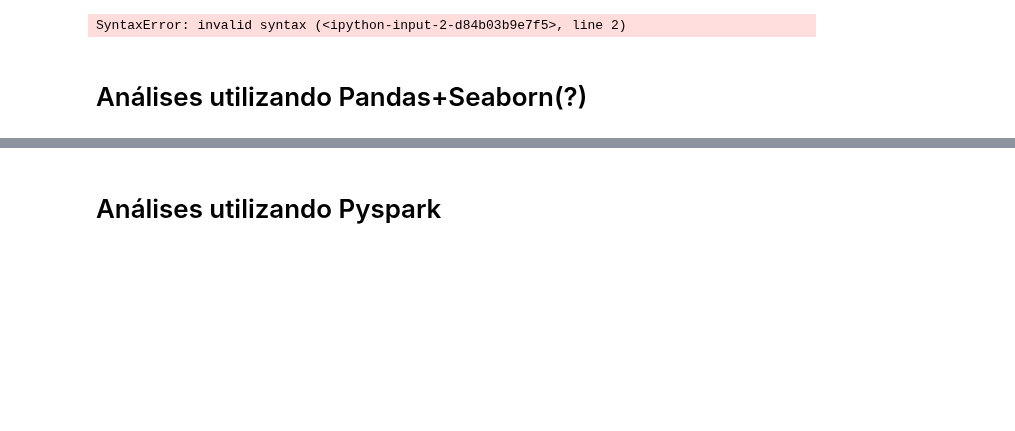
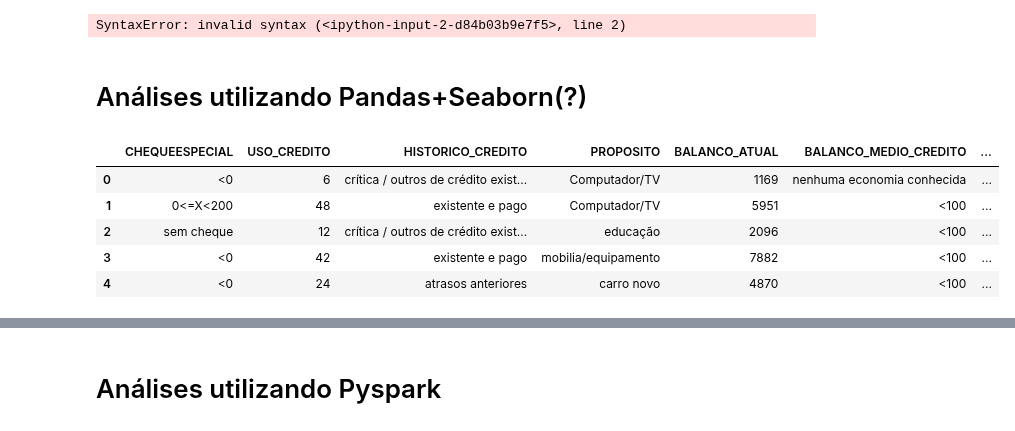
Before and after one commit to lauraalexandria/cursos-python, a Jupyter notebook: analises_iniciais.ipynb, the cells around one changed output, grey strips where cells are left out. Saved outputs shown, nothing was run; the diff lists cells and outputs as text; code cells hidden in the pictures; blank space fills up the shorter version.

```diff
--- a/analises_iniciais.ipynb
+++ b/analises_iniciais.ipynb
@@ -164,5 +162,24 @@ spark = (SparkSession.builder
 SyntaxError: invalid syntax (<ipython-input-2-d84b03b9e7f5>, line 2)
 # %% [markdown]
 # Análises utilizando Pandas+Seaborn(?)
+# %%
+import pandas as pd
+import seaborn as sns
+import matplotlib.pyplot as plt
+
+#pd.set_option('display.max_rows', 500)
+pd.set_option('display.max_columns', 500)
+#pd.set_option('display.width', 1000)
+# %%
+df = pd.read_csv("data/Credit.csv", sep=";", encoding="latin_1")
+df["id"] = range(len(df))
+df.head()
+# %% [output]
+|  | CHEQUEESPECIAL | USO_CREDITO | HISTORICO_CREDITO | PROPOSITO | BALANCO_ATUAL | BALANCO_MEDIO_CREDITO | ... |
+| 0 | <0 | 6 | crítica / outros de crédito exist... | Computador/TV | 1169 | nenhuma economia conhecida | ... |
+| 1 | 0<=X<200 | 48 | existente e pago | Computador/TV | 5951 | <100 | ... |
+| 2 | sem cheque | 12 | crítica / outros de crédito exist... | educação | 2096 | <100 | ... |
+| 3 | <0 | 42 | existente e pago | mobilia/equipamento | 7882 | <100 | ... |
+| 4 | <0 | 24 | atrasos anteriores | carro novo | 4870 | <100 | ... |
 # %%
 # Gráficos de Barras para as Categóricas
```
Also changed, not shown: parts of 4 cells of this notebook.
